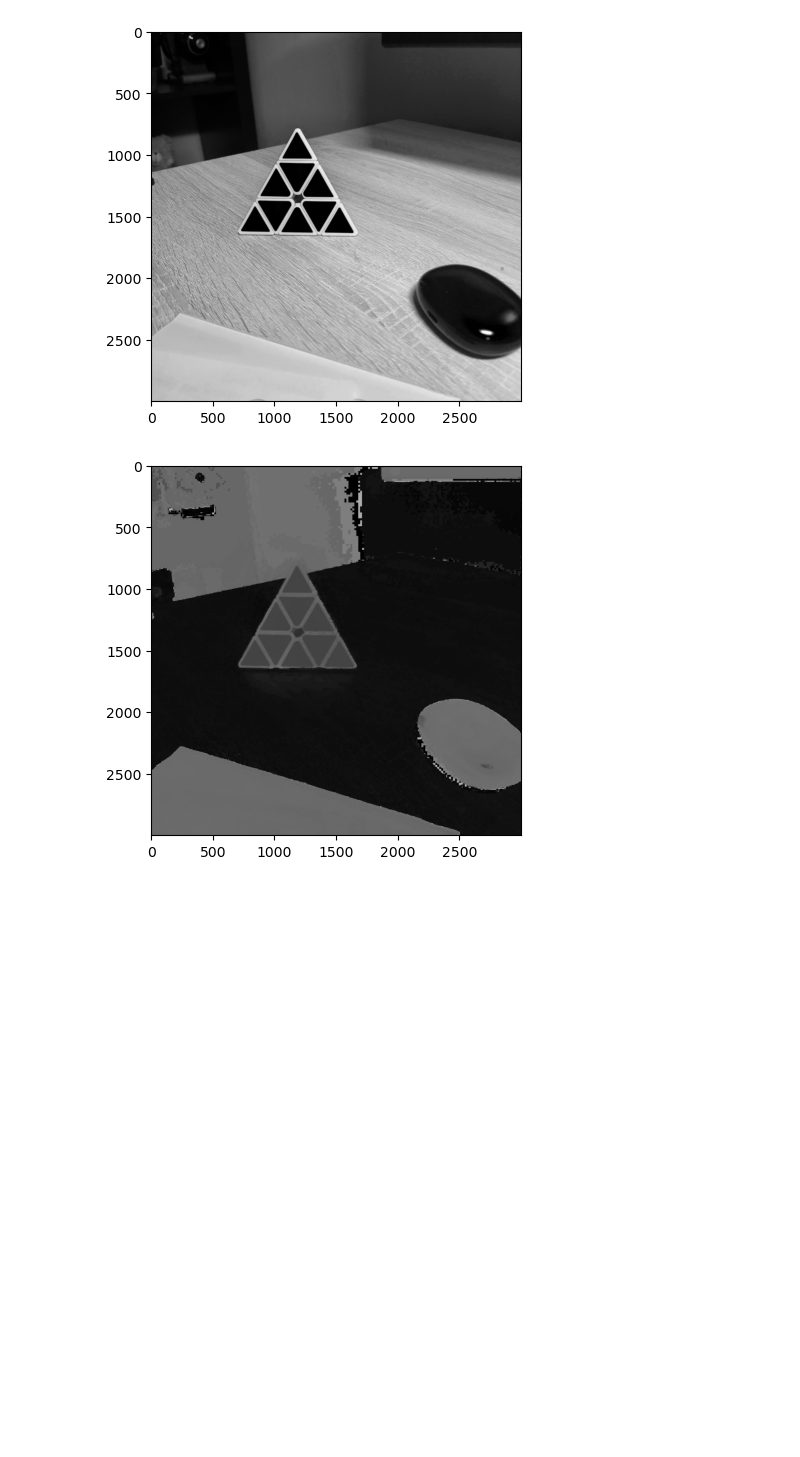
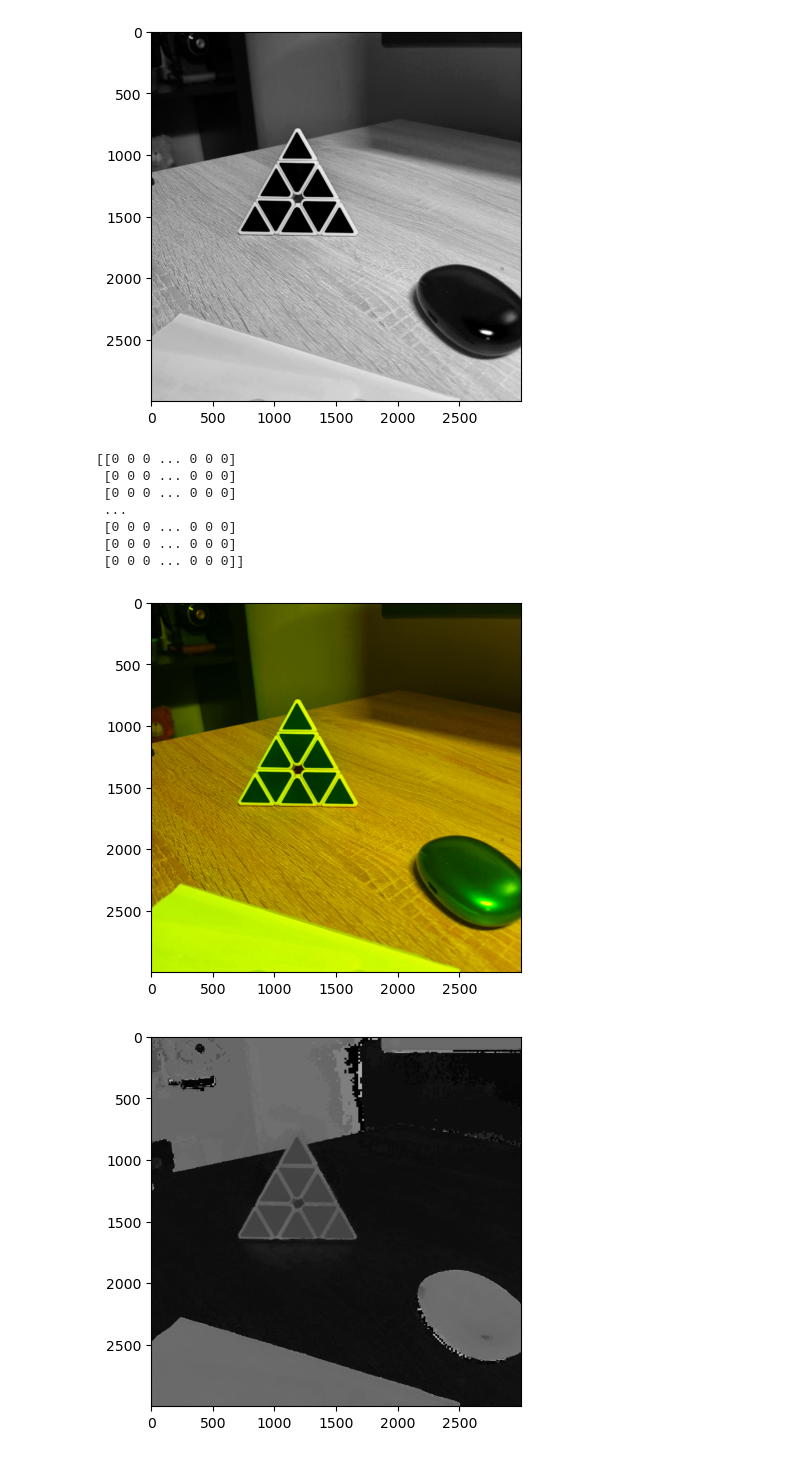
Before and after one commit to nikpan1/CV1-lecture2023, a Jupyter notebook: CV1_lecture01.ipynb, the cells around one changed output. Drawn from its saved outputs; the diff is of its cells as text; code cells hidden in the pictures; blank space fills up the shorter version.

```diff
--- a/CV1_lecture01.ipynb
+++ b/CV1_lecture01.ipynb
@@ -58,6 +58,21 @@ show(ch_r)
 [figure]
 [figure]
 [figure]
+# %%
+empty_ch = np.zeros_like(ch_b)
+print(empty_ch)
+
+rg_image = cv2.merge([empty_ch, ch_g, ch_r])
+show(rg_image    )
+# %% [output]
+[[0 0 0 ... 0 0 0]
+ [0 0 0 ... 0 0 0]
+ [0 0 0 ... 0 0 0]
+ ...
+ [0 0 0 ... 0 0 0]
+ [0 0 0 ... 0 0 0]
+ [0 0 0 ... 0 0 0]]
+[figure, added]
 # %%
 HSV_sample_img = cv2.cvtColor(sample_img, cv2.COLOR_BGR2HSV)
 ch_h, ch_s, ch_v = cv2.split(HSV_sample_img)
```
Also changed, not shown: parts of 16 cells of this notebook, 1 other file.
